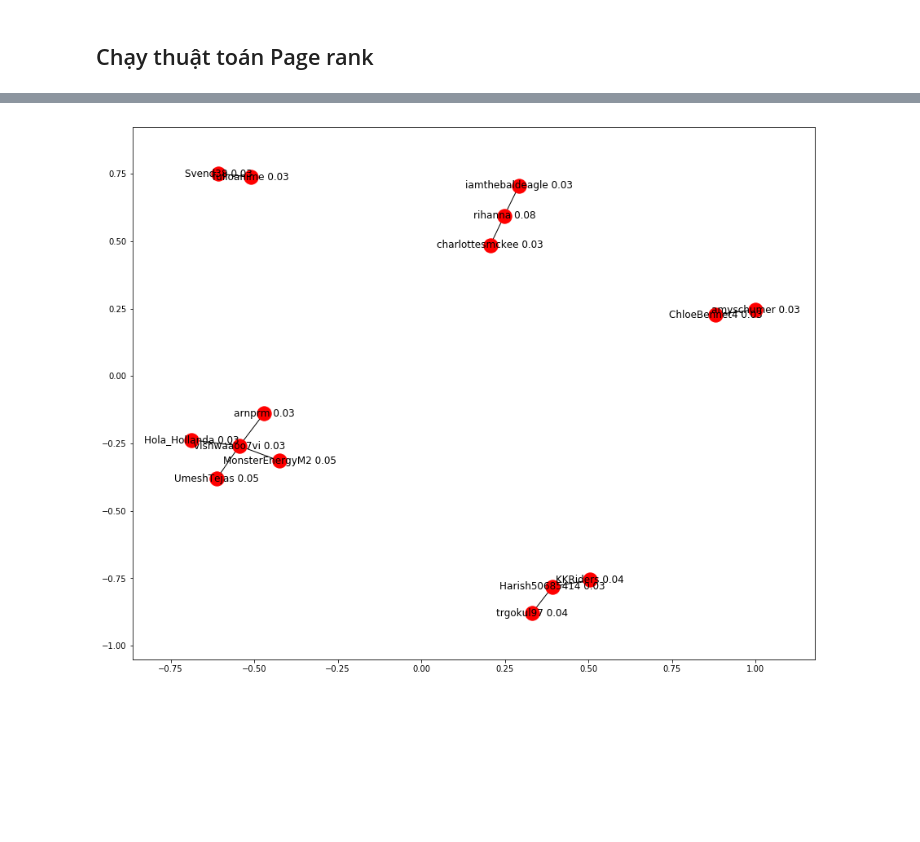
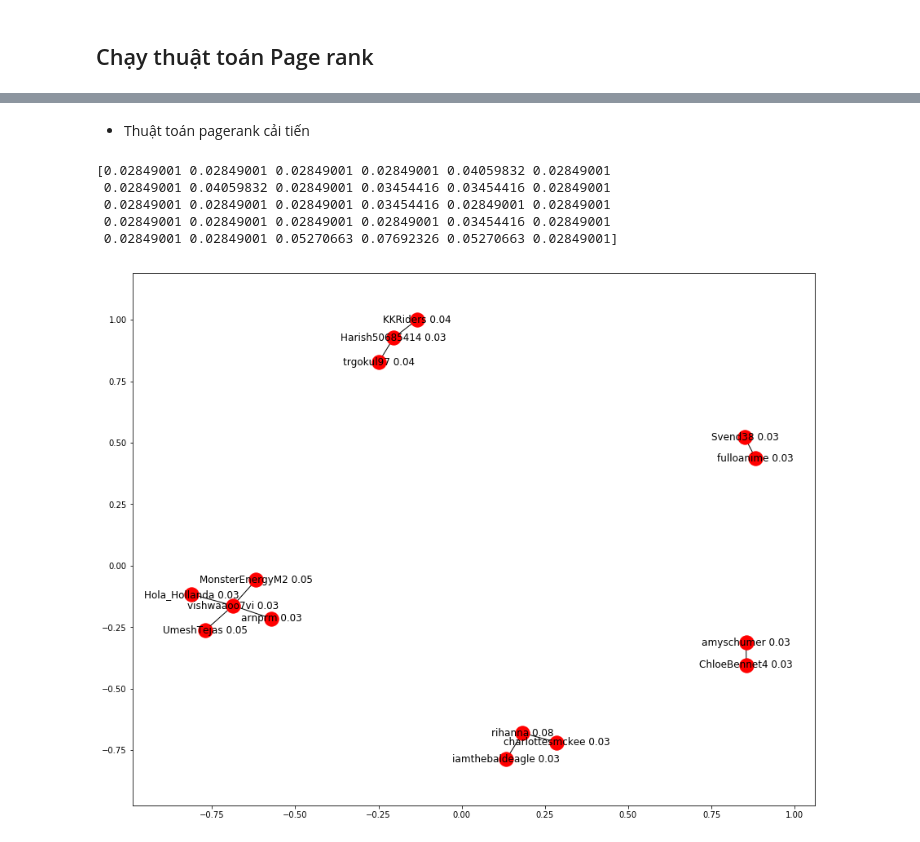
Before and after one commit to phamngoclinh96/TextRank, a Jupyter notebook: Hits+PageRank.ipynb, the cells around one changed output, grey strips where cells are left out. Saved outputs shown, nothing was run; the diff lists cells and outputs as text; code cells hidden in the pictures; blank space fills up the shorter version.

Commit message:
update pagerank

```diff
--- a/Hits+PageRank.ipynb
+++ b/Hits+PageRank.ipynb
@@ -261,8 +284,7 @@ class HITS():
 Thuật toán pagerank cải tiến lặp theo công thức
 $\textbf{r}= \alpha\textbf{M}^{T}\textbf{r}+\frac{1}{n}\textbf{e}-\Vert\alpha\textbf{M}^{T}\textbf{r}\Vert$
 # %%
-from scipy.sparse import csc_matrix
-def pageRank(G, s = .85, maxerr = .001):
+def pageRank_cai_tien(G, s = .85, maxerr = .001):
     """
     Tính giá trị pagerank cho trang web
     Args
@@ -310,10 +332,10 @@ users_path = 'data/users'
 map_path = 'data/map'
 link_matrix_path = 'data/sparse_link_matrix'
 # dense_link_matrix_path = 'data/dense_link_matrix'
-r = DatasetReader()
-users = r.read_users(users_path)
-index_id_map = r.read_map(map_path)
-link_matrix = r.read_link_matrix(link_matrix_path, is_sparse=True)
+
+users = read_users(users_path)
+index_id_map = read_map(map_path)
+link_matrix = read_link_matrix(link_matrix_path, is_sparse=True)
 # %% [markdown]
 ## Chạy thuật toán hit-hub
 # %%
@@ -352,4 +378,13 @@ print(x)
+# %% [markdown]
+* Thuật toán pagerank cải tiến
 # %%
+x = pageRank_cai_tien(link_matrix[0:size,0:size],maxerr = .001)
+print(x)
 plot(link_matrix[0:size,0:size].toarray(),x,names)
 # %% [output]
+[0.02849001 0.02849001 0.02849001 0.02849001 0.04059832 0.02849001
+ 0.02849001 0.04059832 0.02849001 0.03454416 0.03454416 0.02849001
+ 0.02849001 0.02849001 0.02849001 0.03454416 0.02849001 0.02849001
+ 0.02849001 0.02849001 0.02849001 0.02849001 0.03454416 0.02849001
+ 0.02849001 0.02849001 0.05270663 0.07692326 0.05270663 0.02849001]
-[figure, old version]
+[figure, new version]
```
Also changed, not shown: parts of 8 cells of this notebook, 3 other files.
